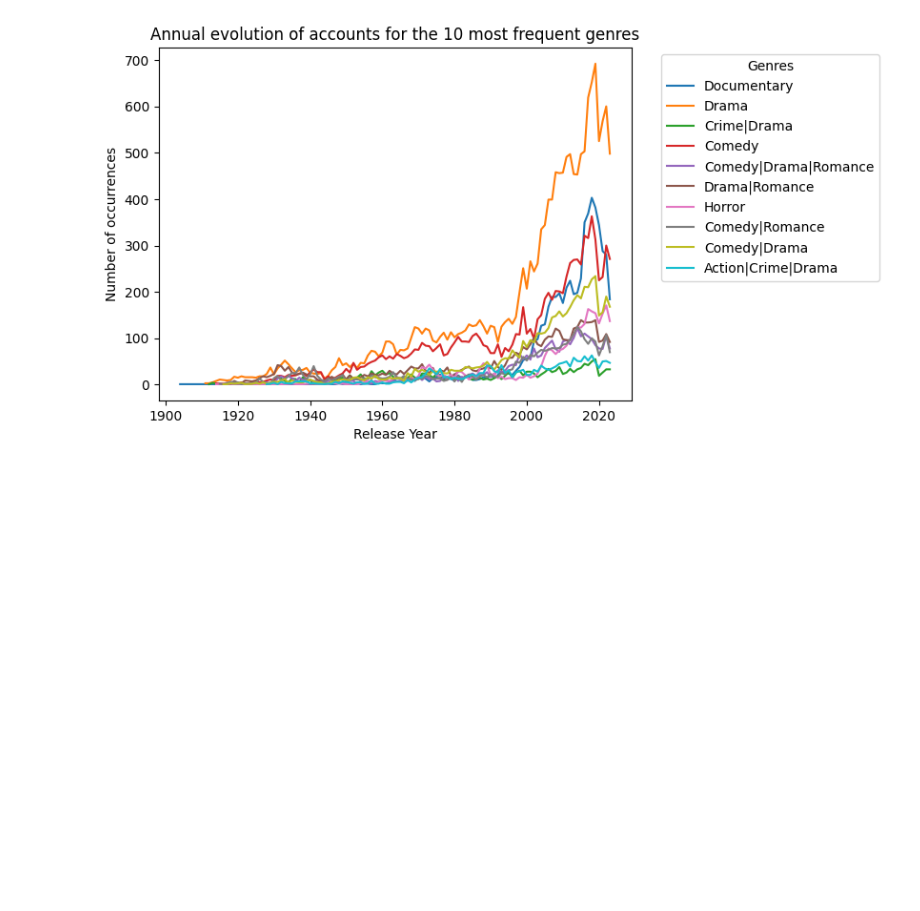
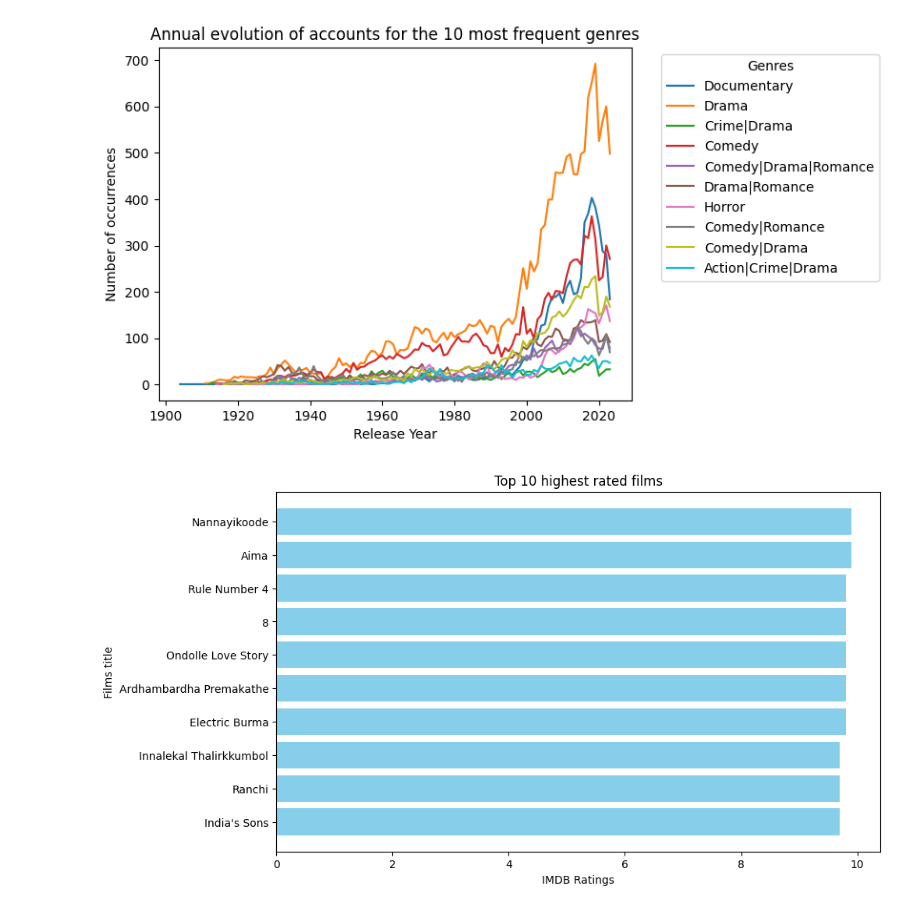
Before and after one commit to Laureoby/movies_dataset2, a Jupyter notebook: Movies2_dataset.ipynb, the cells around one changed output. Cells and saved outputs as stored; diff of their text form; code cells hidden in the pictures; blank space fills up the shorter version.

```diff
--- a/Movies2_dataset.ipynb
+++ b/Movies2_dataset.ipynb
@@ -222,3 +222,20 @@ plt.legend(title='Genres', bbox_to_anchor=(1.05, 1), loc='upper left')  # Positi
 plt.show()
 # %% [output]
 [figure]
+# %%
+# Sorted Ratings
+sorted_ratings = data.sort_values(by='IMDB Rating', ascending=False)
+
+# Sélectionner le top 10 des films les mieux notés
+top_films = sorted_ratings.head(10)
+
+# Créer un diagramme à barres
+plt.figure(figsize=(10, 6))
+plt.barh(top_films['Title'], top_films['IMDB Rating'], color='skyblue')
+plt.xlabel('IMDB Ratings')
+plt.ylabel('Films title')
+plt.title('Top 10 highest rated films')
+plt.gca().invert_yaxis()  #Flip the y-axis to have the highest-rated movie at the top
+plt.show()
+# %% [output]
+[figure, added]
```
Also changed, not shown: parts of 2 cells of this notebook.
